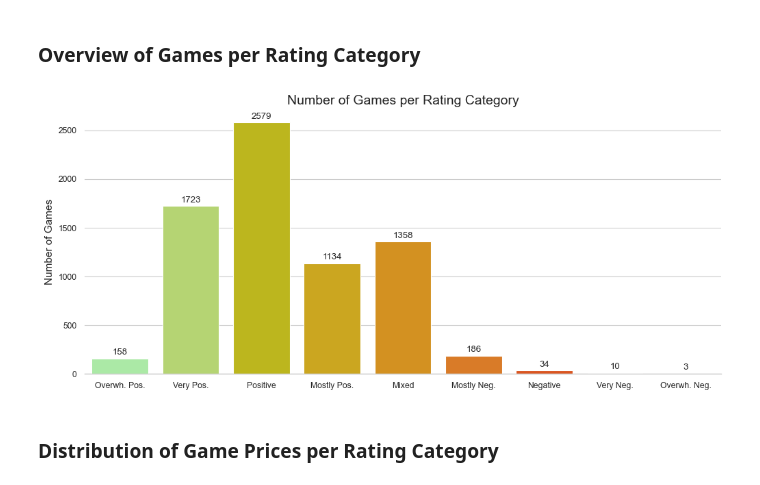
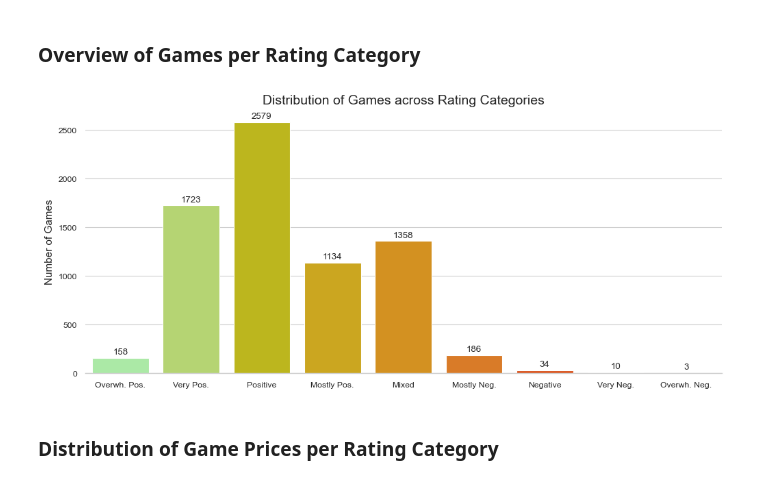
Before and after one commit to svenj-a/EDAV, a Jupyter notebook: EDAV01.ipynb, the cells around one changed output. Cells and saved outputs as stored; diff of their text form; code cells hidden in the pictures.

```diff
--- a/EDAV01.ipynb
+++ b/EDAV01.ipynb
@@ -153,21 +153,21 @@ sns.color_palette(['#DDDDDD'])  # the respective rgb code is (0.866, 0.866, 0.86
 # %%
 countplt, ax = plt.subplots(figsize=(12, 5))
 ax = sns.countplot(data=games_fil, x='rating', order=ordered_labels, palette=colorsIn)
-ax.set_title('Number of Games per Rating Category', size=14)
+ax.set_title('Distribution of Games across Rating Categories', size=14)
 ax.set_xlabel(None)
 ax.set_ylabel('Number of Games', size=11)
 ax.set_xticklabels(labels=short_labels)
 
 for rect in ax.patches:
     ax.text(x=rect.get_x()+rect.get_width()/2, y=rect.get_height()+40, s=int(rect.get_height()), horizontalalignment='center')
 
 sns.despine(left=True)
 plt.show()
 
 fig = countplt.get_figure()
 fig.savefig('Figures/bar_all.png', dpi=300)
 # %% [output]
-[figure, old version]
+[figure, new version]
 # %% [markdown]
 ### Distribution of Game Prices per Rating Category
 # %%
```
Also changed, not shown: parts of 5 cells of this notebook.
